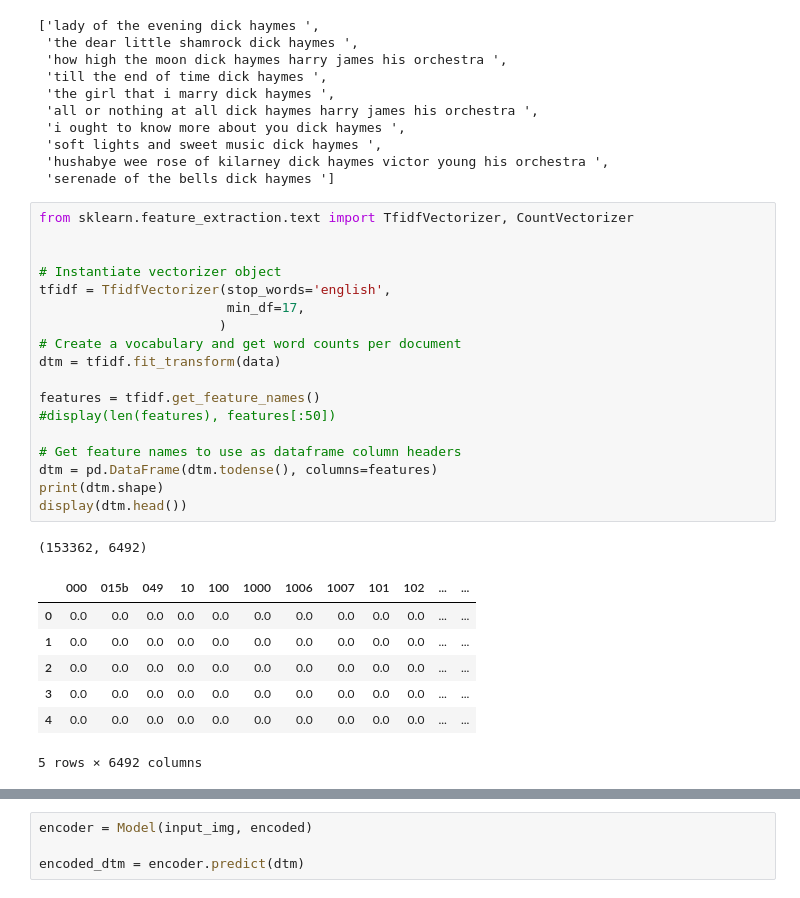
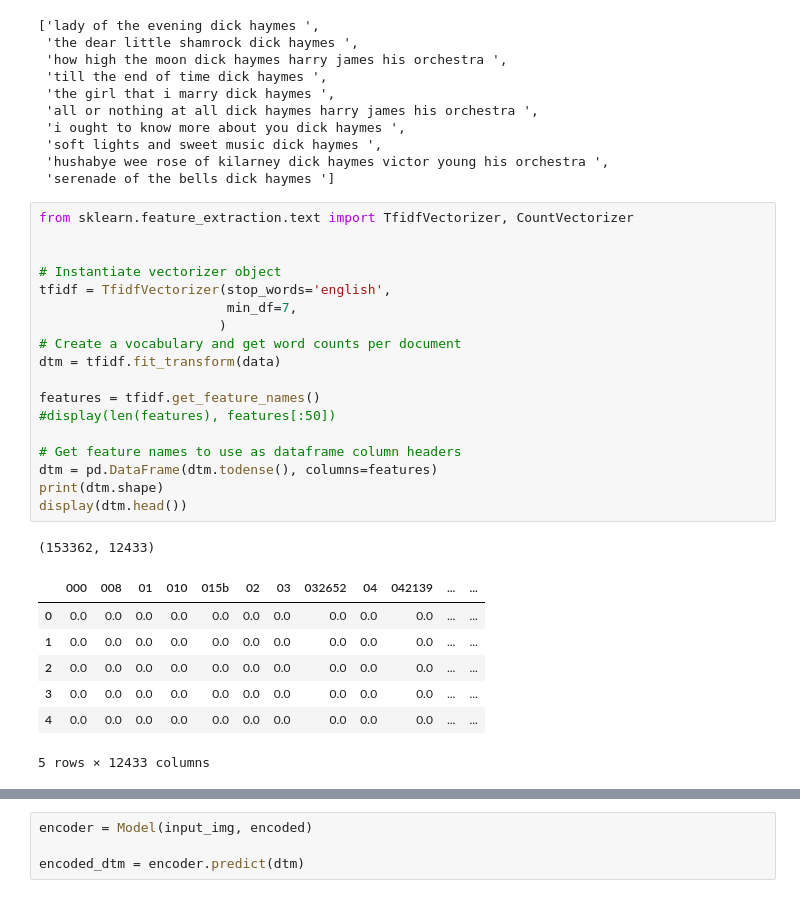
Before and after one commit to nsriniva/Spotifinder, a Jupyter notebook: notebooks/data_modeling.ipynb, the cells around one changed output, grey strips where cells are left out. Cells and saved outputs as stored; diff of their text form.

```diff
--- a/notebooks/data_modeling.ipynb
+++ b/notebooks/data_modeling.ipynb
@@ -77,30 +77,30 @@ display(data[:10])
 # %%
 from sklearn.feature_extraction.text import TfidfVectorizer, CountVectorizer
 
 
 # Instantiate vectorizer object
 tfidf = TfidfVectorizer(stop_words='english',
-                        min_df=17,
+                        min_df=7,
                        )
 # Create a vocabulary and get word counts per document
 dtm = tfidf.fit_transform(data)
 
 features = tfidf.get_feature_names()
 #display(len(features), features[:50])
 
 # Get feature names to use as dataframe column headers
 dtm = pd.DataFrame(dtm.todense(), columns=features)
 print(dtm.shape)
 display(dtm.head())
 # %% [output]
-(153362, 6492)
+(153362, 12433)
-|  | 000 | 015b | 049 | 10 | 100 | 1000 | 1006 | 1007 | 101 | 102 | ... | ... |
+|  | 000 | 008 | 01 | 010 | 015b | 02 | 03 | 032652 | 04 | 042139 | ... | ... |
 | 0 | 0.0 | 0.0 | 0.0 | 0.0 | 0.0 | 0.0 | 0.0 | 0.0 | 0.0 | 0.0 | ... | ... |
 | 1 | 0.0 | 0.0 | 0.0 | 0.0 | 0.0 | 0.0 | 0.0 | 0.0 | 0.0 | 0.0 | ... | ... |
 | 2 | 0.0 | 0.0 | 0.0 | 0.0 | 0.0 | 0.0 | 0.0 | 0.0 | 0.0 | 0.0 | ... | ... |
 | 3 | 0.0 | 0.0 | 0.0 | 0.0 | 0.0 | 0.0 | 0.0 | 0.0 | 0.0 | 0.0 | ... | ... |
 | 4 | 0.0 | 0.0 | 0.0 | 0.0 | 0.0 | 0.0 | 0.0 | 0.0 | 0.0 | 0.0 | ... | ... |
-5 rows × 6492 columns
+5 rows × 12433 columns
 # %%
 from tensorflow.keras.layers import Input, Dense
 from tensorflow.keras.models import Model
```
Also changed, not shown: parts of 2 cells of this notebook.
